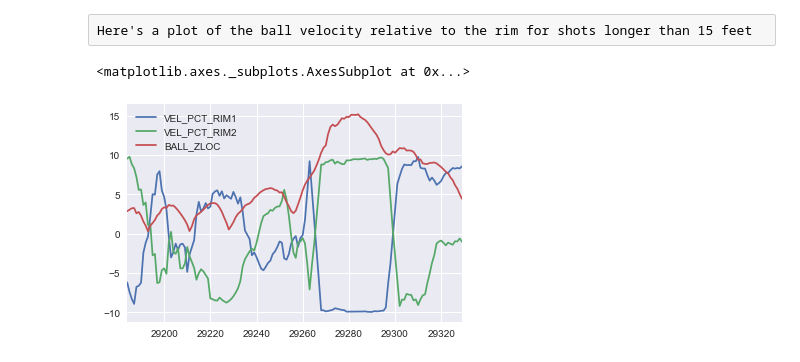
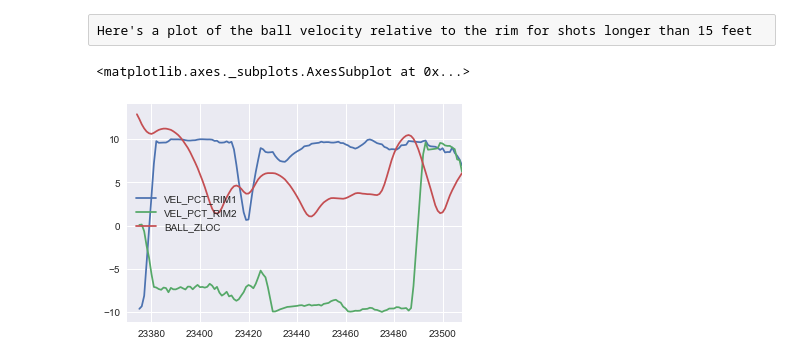
Before and after one commit to JohnLithio/SportVuNBA, a Jupyter notebook: Merge_SVtoPbP.ipynb, the cells around one changed output. Cells and saved outputs as stored; diff of their text form; code cells hidden in the pictures.

```diff
--- a/Merge_SVtoPbP.ipynb
+++ b/Merge_SVtoPbP.ipynb
@@ -3,6 +3,7 @@ import matplotlib.pyplot as plt
 import numpy as np
 import pandas as pd
 from os.path import join
+from scipy.signal import argrelextrema
 
 plt.style.use('seaborn')
 %matplotlib inline
@@ -38,7 +39,7 @@ def distToRims(df):
 
 # Transform SportVu data so that all data for one instance in time is on a single row
 # Does this for one game
-def rowsToCols(gameid, rebs_df):
+def compileAll(gameid, rebs_df):
     df = mergeSVandPBP(gameid, rebs_df)
     distToRims(df)
 
@@ -48,7 +49,13 @@ def rowsToCols(gameid, rebs_df):
     for event in eventlist:
         eventdf = df[df['event.id'] == event]
 
-        plist = sorted(list(eventdf['player_id'].unique()))
+        if ((len(eventdf['player_id'].unique()) < 11) or
+            (eventdf['SHOOTER_ID'].iloc[0] not in eventdf['player_id'].unique())):
+            continue
+        # Players 1-5 are the offensive team, 6-10 are defense
+        oteam = eventdf[eventdf['SHOOTER_ID'] == eventdf['player_id']]['team_id'].iloc[0]
+        plist = list(eventdf[eventdf['team_id'] == oteam]['player_id'].unique())
+        plist.extend(list(np.setdiff1d(eventdf['player_id'].unique(), plist)))
         plist.remove(-1)
 
         dft = pd.DataFrame()
@@ -61,6 +68,7 @@ def rowsToCols(gameid, rebs_df):
             dft['BALL_XLOC'] = eventdf[eventdf['player_id'] == -1]['x_loc'].values
             dft['BALL_YLOC'] = eventdf[eventdf['player_id'] == -1]['y_loc'].values
             dft['BALL_ZLOC'] = eventdf[eventdf['player_id'] == -1]['radius'].values
+            dft['BALL_ZLOC'] = dft['BALL_ZLOC'].rolling(5).mean()
             dft['BALL_DIST_RIM1'] = eventdf[eventdf['player_id'] == -1]['DIST_RIM1'].values
             dft['BALL_DIST_RIM2'] = eventdf[eventdf['player_id'] == -1]['DIST_RIM2'].values
             dft['SHOOTER_ID'] = eventdf['SHOOTER_ID'].iloc[0]
@@ -111,4 +119,4 @@ all_games = list(rebs_df['GAME_ID'].unique())
 # %% [raw]
 Let's merge the SportVu data with the play-by-play data and transform it so that each row represents every player at a single point in time
 # %%
-test = rowsToCols(all_games[0], rebs_df)
+test = compileAll(all_games[0], rebs_df)
@@ -117,4 +122,0 @@ Here's some code that gets the first and second derivatives
-# %%
-test['Z_VEL'] = test['BALL_ZLOC'].diff() / .04
-test['Z_ACC'] = test['Z_VEL'].diff() / .04
-test.loc[test['EVENT_NUM'] == 9, ['Z_VEL']].plot()
@@ -125,14 +124,13 @@ test.loc[test['EVENT_NUM'] == 9, ['Z_VEL']].plot()
 Here's a plot of the ball velocity relative to the rim for shots longer than 15 feet
 # %%
 events = list(test.loc[test['SHOT_DISTANCE'].between(10, 30), 'EVENT_NUM'].unique())
-test.loc[(test['EVENT_NUM'] == events[30]) &
-         (test['SHOT_TIME'] - 1 < test['GAME_CLOCK']) &
-         (test['SHOT_TIME'] + 5 > test['GAME_CLOCK']),
-                                          ['VEL_PCT_RIM1',
-                                           'VEL_PCT_RIM2',
-                                           #'BALL_VELRELRIM1',
-                                           #'BALL_DIST_RIM1',
-                                           'BALL_ZLOC']].plot()
+df3.loc[(df3['EVENT_NUM'] == 410) &
+         (df3['SHOT_TIME'] - 3.5 < df3['GAME_CLOCK']) &
+         (df3['SHOT_TIME'] + 7 > df3['GAME_CLOCK']), ['VEL_PCT_RIM1',
+                                                        'VEL_PCT_RIM2',
+                                                        #'BALL_VELRELRIM1',
+                                                        #'BALL_DIST_RIM1',
+                                                        'BALL_ZLOC']].plot()
 # %% [output]
 <matplotlib.axes._subplots.AxesSubplot at 0x...>
-[figure, old version]
+[figure, new version]
```
Also changed, not shown: parts of 12 cells of this notebook.
